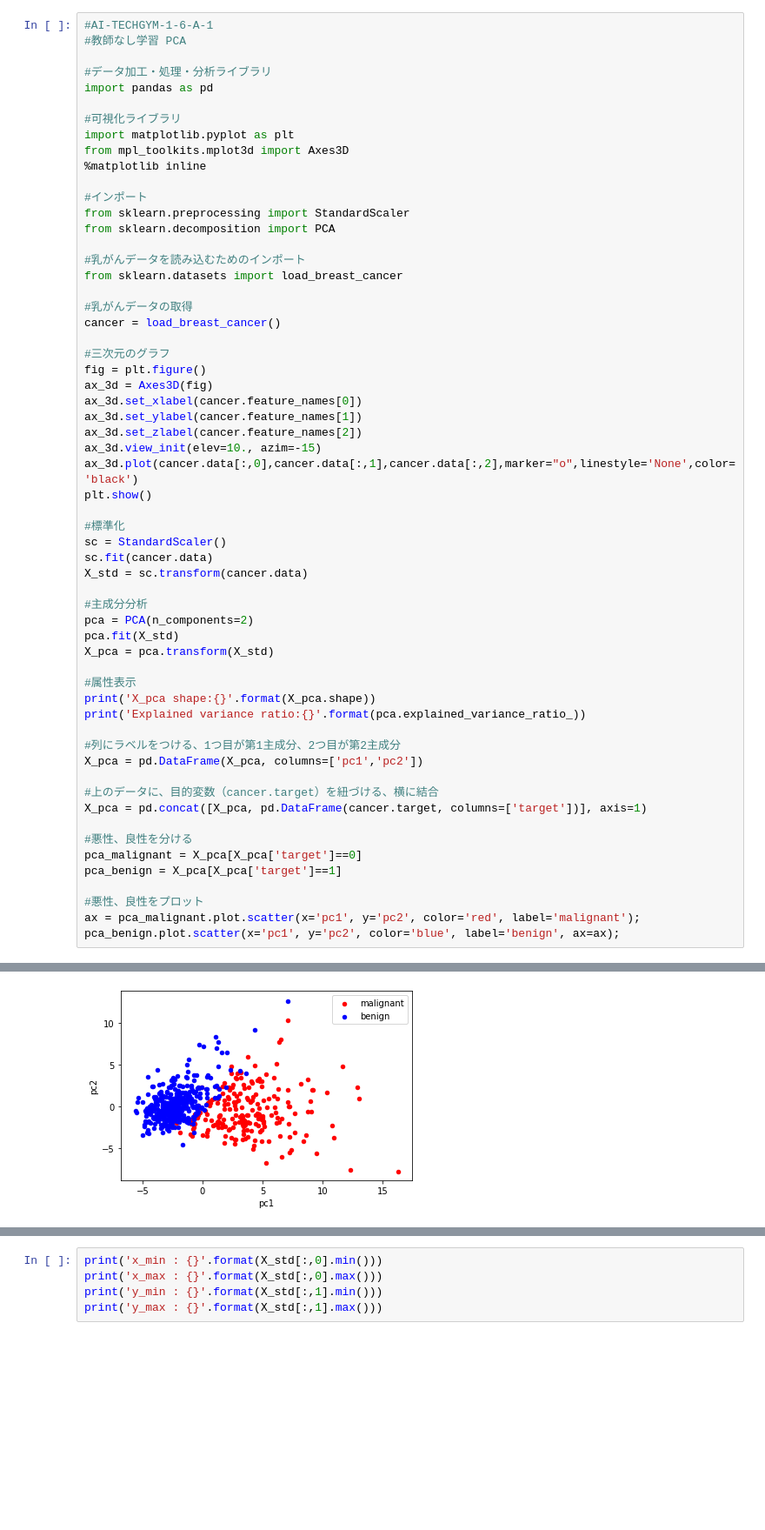
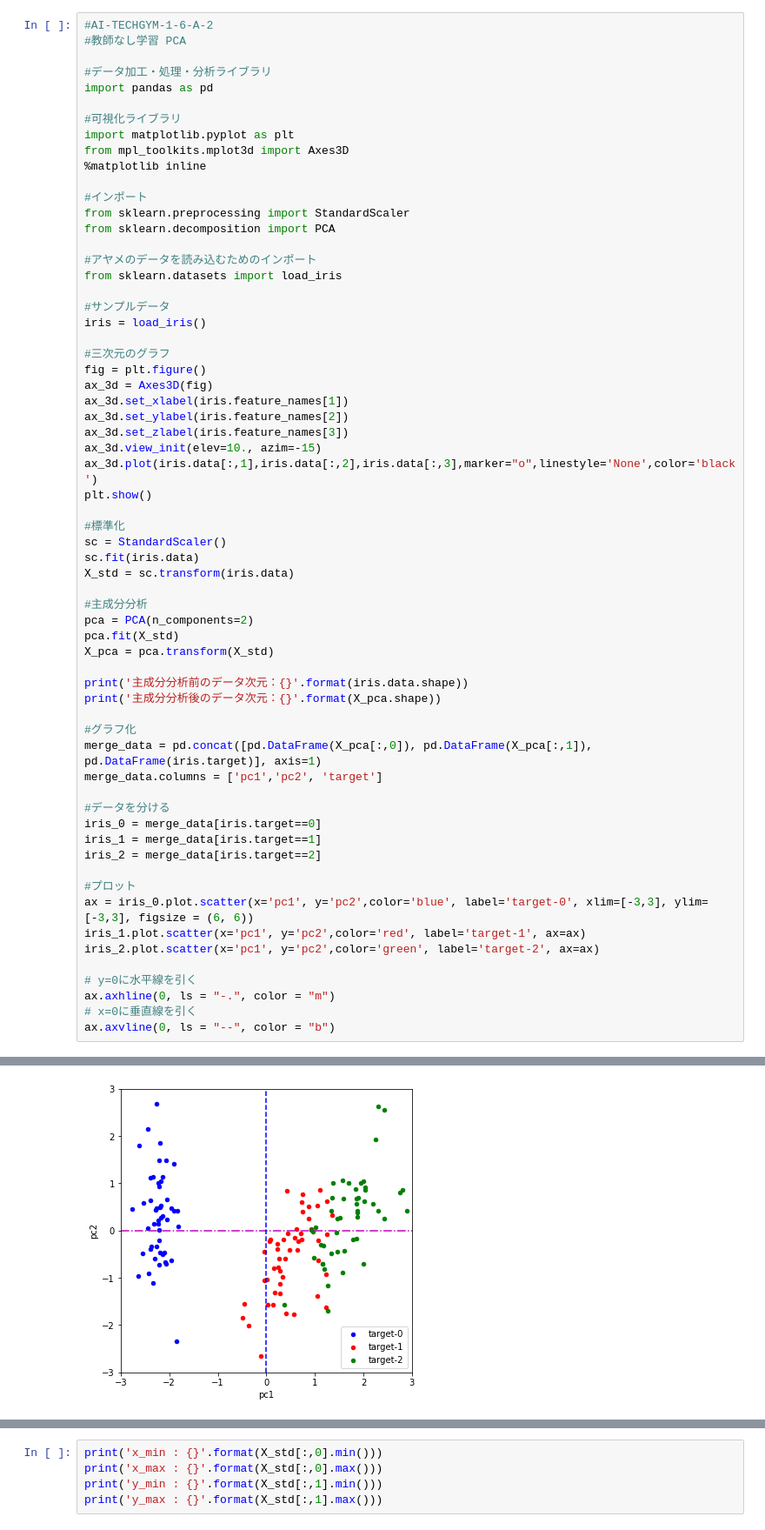
Before and after one commit to tsuchida5030/techgym_ai, a Jupyter notebook: Chapter_1/AI_running_1.ipynb, the cells around one changed output, grey strips where cells are left out. Shown at 87% size. Saved outputs shown, nothing was run; the diff lists cells and outputs as text; blank space fills up the shorter version.

```diff
--- a/Chapter_1/AI_running_1.ipynb
+++ b/Chapter_1/AI_running_1.ipynb
@@ -1,5 +1,5 @@
 # %%
-#AI-TECHGYM-1-6-A-1
+#AI-TECHGYM-1-6-A-2
 #教師なし学習 PCA
 
 #データ加工・処理・分析ライブラリ
@@ -14,47 +14,51 @@ from mpl_toolkits.mplot3d import Axes3D
 from sklearn.preprocessing import StandardScaler
 from sklearn.decomposition import PCA
 
-#乳がんデータを読み込むためのインポート
-from sklearn.datasets import load_breast_cancer
+#アヤメのデータを読み込むためのインポート
+from sklearn.datasets import load_iris
 
-#乳がんデータの取得
-cancer = load_breast_cancer()
+#サンプルデータ
+iris = load_iris()
 
 #三次元のグラフ
 fig = plt.figure()
 ax_3d = Axes3D(fig)
-ax_3d.set_xlabel(cancer.feature_names[0])
-ax_3d.set_ylabel(cancer.feature_names[1])
-ax_3d.set_zlabel(cancer.feature_names[2])
+ax_3d.set_xlabel(iris.feature_names[1])
+ax_3d.set_ylabel(iris.feature_names[2])
+ax_3d.set_zlabel(iris.feature_names[3])
 ax_3d.view_init(elev=10., azim=-15)
-ax_3d.plot(cancer.data[:,0],cancer.data[:,1],cancer.data[:,2],marker="o",linestyle='None',color='black')
+ax_3d.plot(iris.data[:,1],iris.data[:,2],iris.data[:,3],marker="o",linestyle='None',color='black')
 plt.show()
 
 #標準化
 sc = StandardScaler()
-sc.fit(cancer.data)
-X_std = sc.transform(cancer.data)
+sc.fit(iris.data)
+X_std = sc.transform(iris.data)
 
 #主成分分析
 pca = PCA(n_components=2)
 pca.fit(X_std)
 X_pca = pca.transform(X_std)
 
-#属性表示
-print('X_pca shape:{}'.format(X_pca.shape))
-print('Explained variance ratio:{}'.format(pca.explained_variance_ratio_))
+print('主成分分析前のデータ次元：{}'.format(iris.data.shape))
+print('主成分分析後のデータ次元：{}'.format(X_pca.shape))
 
-#列にラベルをつける、1つ目が第1主成分、2つ目が第2主成分
-X_pca = pd.DataFrame(X_pca, columns=['pc1','pc2'])
+#グラフ化
+merge_data = pd.concat([pd.DataFrame(X_pca[:,0]), pd.DataFrame(X_pca[:,1]), pd.DataFrame(iris.target)], axis=1)
+merge_data.columns = ['pc1','pc2', 'target']
 
-#上のデータに、目的変数（cancer.target）を紐づける、横に結合
-X_pca = pd.concat([X_pca, pd.DataFrame(cancer.target, columns=['target'])], axis=1)
+#データを分ける
+iris_0 = merge_data[iris.target==0]
+iris_1 = merge_data[iris.target==1]
+iris_2 = merge_data[iris.target==2]
 
-#悪性、良性を分ける
-pca_malignant = X_pca[X_pca['target']==0]
-pca_benign = X_pca[X_pca['target']==1]
+#プロット
+ax = iris_0.plot.scatter(x='pc1', y='pc2',color='blue', label='target-0', xlim=[-3,3], ylim=[-3,3], figsize = (6, 6))
+iris_1.plot.scatter(x='pc1', y='pc2',color='red', label='target-1', ax=ax)
+iris_2.plot.scatter(x='pc1', y='pc2',color='green', label='target-2', ax=ax)
 
-#悪性、良性をプロット
-ax = pca_malignant.plot.scatter(x='pc1', y='pc2', color='red', label='malignant');
-pca_benign.plot.scatter(x='pc1', y='pc2', color='blue', label='benign', ax=ax);
+# y=0に水平線を引く
+ax.axhline(0, ls = "-.", color = "m")
+# x=0に垂直線を引く
+ax.axvline(0, ls = "--", color = "b")
 # %% [output]
@@ -64 +69 @@ Explained variance ratio:[0.44272026 0.18971182]
-[figure, old version]
+[figure, new version]
```
Also changed, not shown: parts of 5 cells of this notebook, 1 other file.
